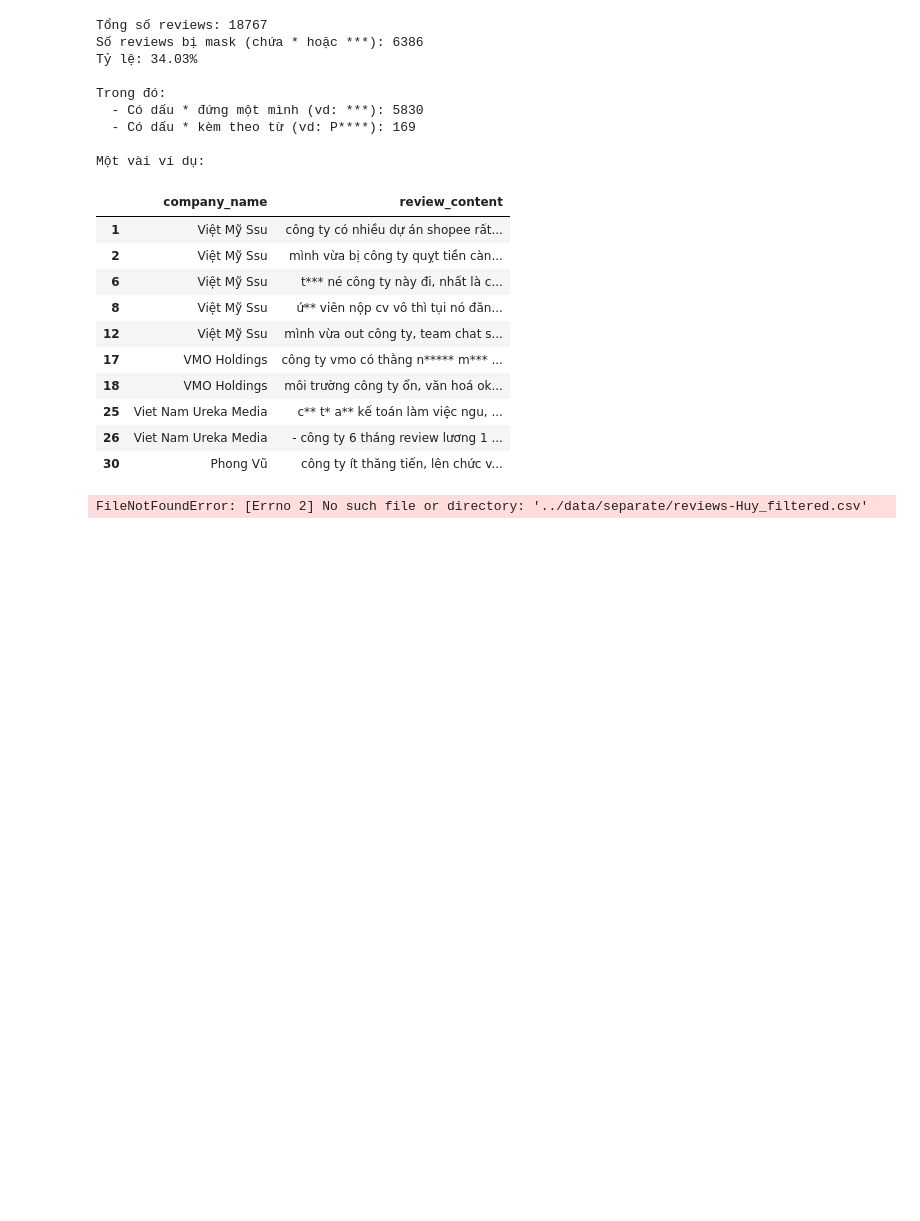
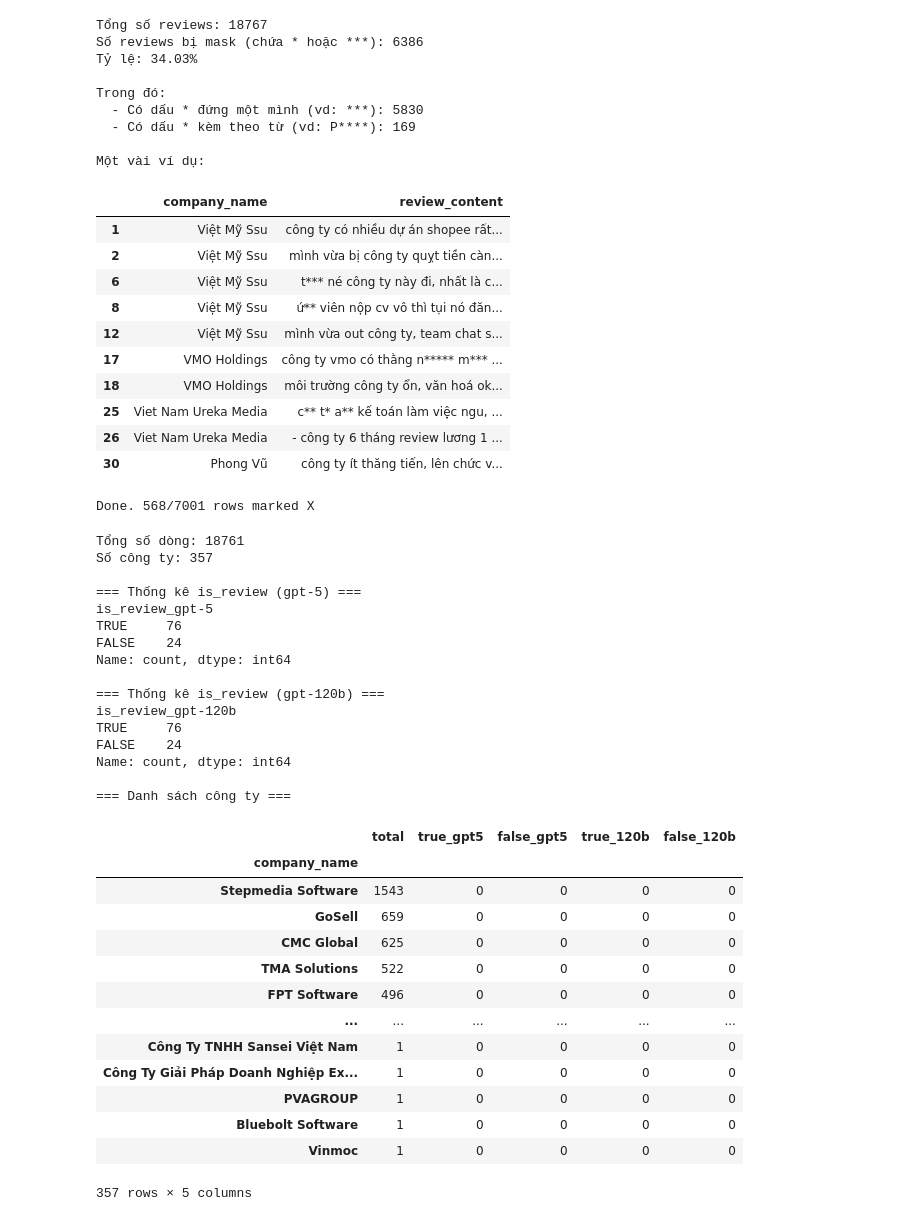
Before and after one commit to khanhlonguit/ABSA_ITViec_Reviews, a Jupyter notebook: notebooks/clean.ipynb, the cells around one changed output. Drawn from its saved outputs; the diff is of its cells as text; code cells hidden in the pictures; blank space fills up the shorter version.

```diff
--- a/notebooks/clean.ipynb
+++ b/notebooks/clean.ipynb
@@ -397,10 +397,67 @@ Một vài ví dụ:
 | 30 | Phong Vũ | công ty ít thăng tiến, lên chức v... |
 # %%
 import pandas as pd
-df = pd.read_csv('../data/separate/review-Huy_filtered.csv', dtype=str)
+df = pd.read_csv('../data/separate/review_Bao_filtered.csv', dtype=str)
 df['human_verified'] = df.apply(lambda r: 'X' if str(r.get('is_review_gpt-5','')).strip().upper() != str(r.get('is_review_gpt-120b','')).strip().upper() else '', axis=1)
-df.to_csv('../data/separate/review-Huy_filtered.csv', index=False, encoding='utf-8-sig')
+df.to_csv('../data/separate/review_Bao_filtered.csv', index=False, encoding='utf-8-sig')
 count = (df['human_verified'] == 'X').sum()
 print(f'Done. {count}/{len(df)} rows marked X')
 # %% [output]
-FileNotFoundError: [Errno 2] No such file or directory: '../data/separate/reviews-Huy_filtered.csv'
+Done. 568/7001 rows marked X
+# %%
+import pandas as pd
+
+df = pd.read_csv('../src/reviews_cleaned_Bao_filtered.csv', dtype=str)
+
+print(f"Tổng số dòng: {len(df)}")
+print(f"Số công ty: {df['company_name'].nunique()}")
+
+# Thống kê is_review
+print("\n=== Thống kê is_review (gpt-5) ===")
+print(df['is_review_gpt-5'].value_counts())
+
+print("\n=== Thống kê is_review (gpt-120b) ===")
+print(df['is_review_gpt-120b'].value_counts())
+
+# Thống kê theo công ty
+stats = df.groupby('company_name').agg(
+    total=('reviewer_id', 'count'),
+    true_gpt5=('is_review_gpt-5', lambda x: (x == 'TRUE').sum()),
+    false_gpt5=('is_review_gpt-5', lambda x: (x == 'FALSE').sum()),
+    true_120b=('is_review_gpt-120b', lambda x: (x == 'TRUE').sum()),
+    false_120b=('is_review_gpt-120b', lambda x: (x == 'FALSE').sum()),
+)
+
+print("\n=== Danh sách công ty ===")
+stats
+# %% [output]
+Tổng số dòng: 18761
+Số công ty: 357
+
+=== Thống kê is_review (gpt-5) ===
+is_review_gpt-5
+TRUE     76
+FALSE    24
+Name: count, dtype: int64
+
+=== Thống kê is_review (gpt-120b) ===
+is_review_gpt-120b
+TRUE     76
+FALSE    24
+Name: count, dtype: int64
+
+=== Danh sách công ty ===
+|  | total | true_gpt5 | false_gpt5 | true_120b | false_120b |
+| company_name |  |  |  |  |  |
+| Stepmedia Software | 1543 | 0 | 0 | 0 | 0 |
+| GoSell | 659 | 0 | 0 | 0 | 0 |
+| CMC Global | 625 | 0 | 0 | 0 | 0 |
+| TMA Solutions | 522 | 0 | 0 | 0 | 0 |
+| FPT Software | 496 | 0 | 0 | 0 | 0 |
+| ... | ... | ... | ... | ... | ... |
+| Công Ty TNHH Sansei Việt Nam | 1 | 0 | 0 | 0 | 0 |
+| Công Ty Giải Pháp Doanh Nghiệp Ex... | 1 | 0 | 0 | 0 | 0 |
+| PVAGROUP | 1 | 0 | 0 | 0 | 0 |
+| Bluebolt Software | 1 | 0 | 0 | 0 | 0 |
+| Vinmoc | 1 | 0 | 0 | 0 | 0 |
+357 rows × 5 columns
```
Also changed, not shown: parts of 1 cell of this notebook, 2 other files.
